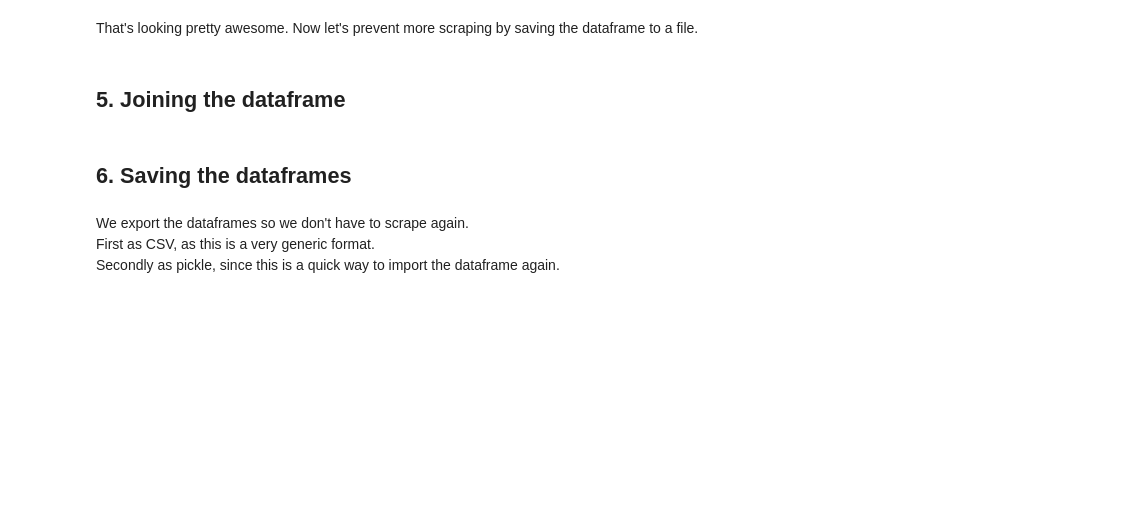
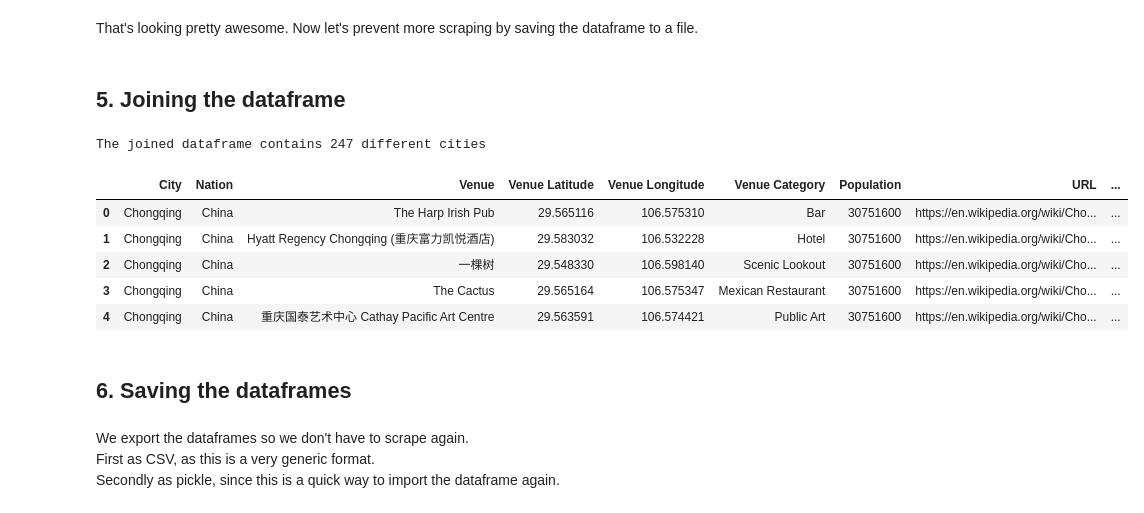
Before and after one commit to rezaabdullah/Coursera_Capstone, a Jupyter notebook: FinalProject/1.create_dataset.ipynb, the cells around one changed output. Saved outputs shown, nothing was run; the diff lists cells and outputs as text; code cells hidden in the pictures; blank space fills up the shorter version.

```diff
--- a/FinalProject/1.create_dataset.ipynb
+++ b/FinalProject/1.create_dataset.ipynb
@@ -128,18 +139,23 @@ VERSION = '20180605' # Foursquare API version
 # %% [markdown]
 We will ask Foursquare for the top picks in every city, then store its name, location and main category.
 # %%
-def getRecommendedVenues(cities, latitudes, longitudes):
+RADIUS=20000 # search within 20km from city centre (max=100km)
+LIMIT=100    # maximum of 100 venues per city (max=100)
+
+def getRecommendedVenues(cities, nations, latitudes, longitudes):
 
     venues_list=[]
-    for city, lat, lon in zip(cities, latitudes, longitudes):
+    for city, nation, lat, lon in zip(cities, nations, latitudes, longitudes):
 
         # create the API request URL
-        url = 'https://api.foursquare.com/v2/venues/explore?&section=topPicks&client_id={}&client_secret={}&v={}&ll={},{}&limit=50'.format(
+        url = 'https://api.foursquare.com/v2/venues/explore?&section=topPicks&client_id={}&client_secret={}&v={}&ll={},{}&radius={}&limit={}'.format(
             CLIENT_ID,
             CLIENT_SECRET,
             VERSION,
             lat,
-            lon)
+            lon,
+            RADIUS,
+            LIMIT)
 
         # make the GET request
         response = requests.get(url)
@@ -147,14 +163,15 @@ def getRecommendedVenues(cities, latitudes, longitudes):
             results = response.json()["response"]['groups'][0]['items']
         else:
             print ("status was:" + str(response.status_code))
-            print (response)
-            continue
+            print ("could not scrape " + url)
+            break
 
-        print("City: {}, results: {}".format(city, len(results)))
+        print("City: {}, Nation: {}, results: {}".format(city, nation, len(results)))
 
         # return only relevant information for each nearby venue
         venues_list.append([(
             city,
+            nation,
             v['venue']['name'],
             v['venue']['location']['lat'],
             v['venue']['location']['lng'],
@@ -163,6 +180,7 @@ def getRecommendedVenues(cities, latitudes, longitudes):
 
     nearby_venues = pd.DataFrame([item for venue_list in venues_list for item in venue_list])
     nearby_venues.columns = ['City',
+                  'Nation',
                   'Venue',
                   'Venue Latitude',
                   'Venue Longitude',
@@ -172,5 +190,5 @@ def getRecommendedVenues(cities, latitudes, longitudes):
 # %% [markdown]
 Now, actually run the above function for every city.
 # %%
-df_venues = getRecommendedVenues(df_cities['City'], df_cities['Latitude'], df_cities['Longitude'])
+df_venues = getRecommendedVenues(df_cities['City'], df_cities['Nation'], df_cities['Latitude'], df_cities['Longitude'])
 # %% [output]
@@ -198,8 +225,17 @@ That's looking pretty awesome. Now let's prevent more scraping by saving the dat
 # %% [markdown]
 ## 5. Joining the dataframe
 # %%
-df_joined = pd.merge(df_venues, df_cities, on='City')
+df_joined = pd.merge(df_venues, df_cities, on=['City','Nation'])
+print ("The joined dataframe contains {} different cities".format(len(df_joined.groupby(['City', 'Nation']))))
 df_joined.head()
+# %% [output]
+The joined dataframe contains 247 different cities
+|  | City | Nation | Venue | Venue Latitude | Venue Longitude | Venue Category | Population | URL | ... |
+| 0 | Chongqing | China | The Harp Irish Pub | 29.565116 | 106.575310 | Bar | 30751600 | https://en.wikipedia.org/wiki/Cho... | ... |
+| 1 | Chongqing | China | Hyatt Regency Chongqing (重庆富力凯悦酒店) | 29.583032 | 106.532228 | Hotel | 30751600 | https://en.wikipedia.org/wiki/Cho... | ... |
+| 2 | Chongqing | China | 一棵树 | 29.548330 | 106.598140 | Scenic Lookout | 30751600 | https://en.wikipedia.org/wiki/Cho... | ... |
+| 3 | Chongqing | China | The Cactus | 29.565164 | 106.575347 | Mexican Restaurant | 30751600 | https://en.wikipedia.org/wiki/Cho... | ... |
+| 4 | Chongqing | China | 重庆国泰艺术中心 Cathay Pacific Art Centre | 29.563591 | 106.574421 | Public Art | 30751600 | https://en.wikipedia.org/wiki/Cho... | ... |
 # %% [markdown]
 ## 6. Saving the dataframes
 # %% [markdown]
```
Also changed, not shown: parts of 7 cells of this notebook, 11 other files.
